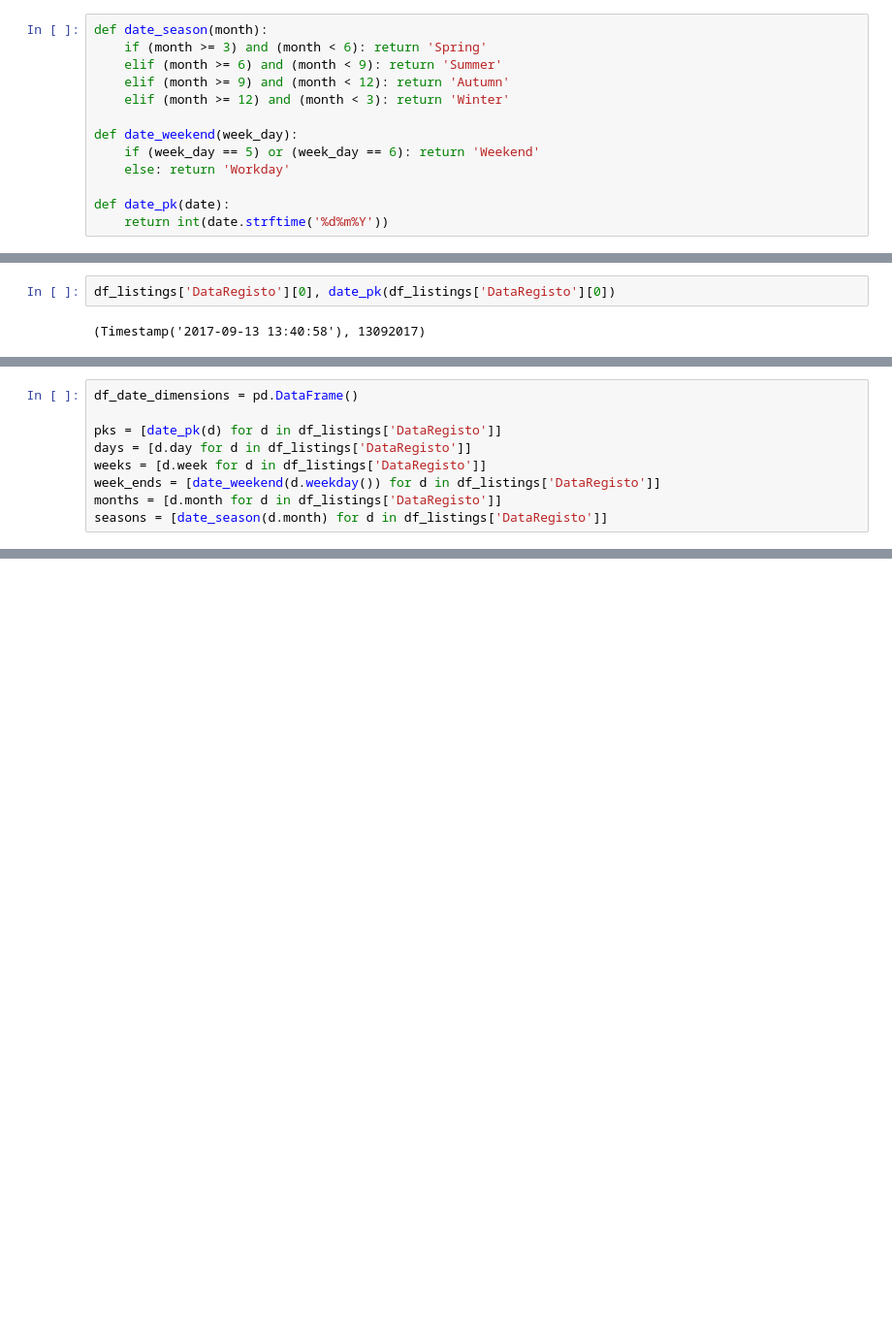
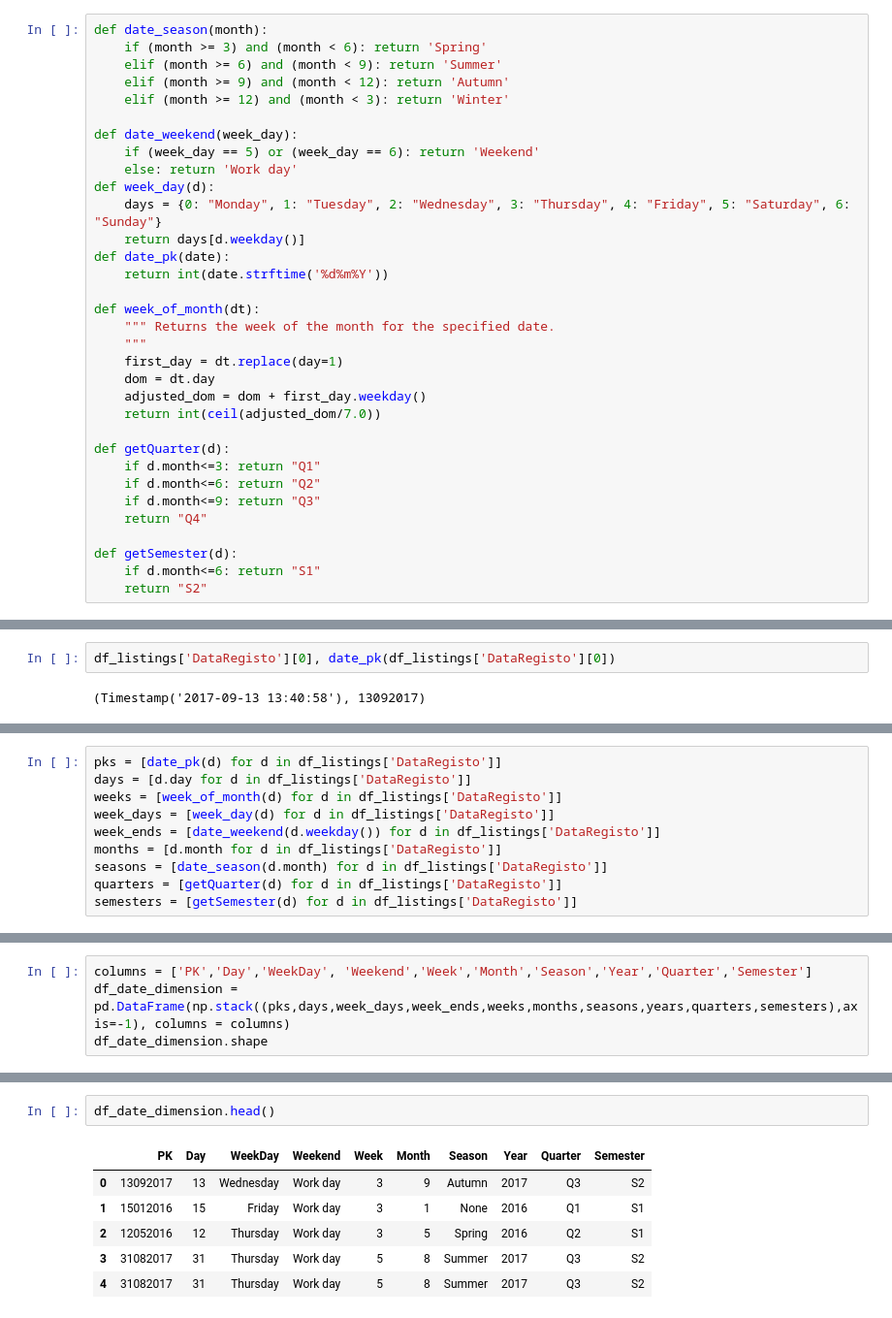
Before and after one commit to beatriz-lima/TPD-Airbnb-Data, a Jupyter notebook: Notebooks/eda_date.ipynb, the cells around one changed output, grey strips where cells are left out. Shown at 97% size. Drawn from its saved outputs; the diff is of its cells as text; blank space fills up the shorter version.

Commit message:
date dimension created

```diff
--- a/Notebooks/eda_date.ipynb
+++ b/Notebooks/eda_date.ipynb
@@ -45,8 +48,28 @@ def date_season(month):
 
 def date_weekend(week_day):
     if (week_day == 5) or (week_day == 6): return 'Weekend'
-    else: return 'Workday'
-
+    else: return 'Work day'
+def week_day(d):
+    days = {0: "Monday", 1: "Tuesday", 2: "Wednesday", 3: "Thursday", 4: "Friday", 5: "Saturday", 6: "Sunday"}
+    return days[d.weekday()]
 def date_pk(date):
     return int(date.strftime('%d%m%Y'))
+
+def week_of_month(dt):
+    """ Returns the week of the month for the specified date.
+    """
+    first_day = dt.replace(day=1)
+    dom = dt.day
+    adjusted_dom = dom + first_day.weekday()
+    return int(ceil(adjusted_dom/7.0))
+
+def getQuarter(d):
+    if d.month<=3: return "Q1"
+    if d.month<=6: return "Q2"
+    if d.month<=9: return "Q3"
+    return "Q4"
+
+def getSemester(d):
+    if d.month<=6: return "S1"
+    return "S2"
 # %% [markdown]
@@ -58,9 +83,10 @@ df_listings['DataRegisto'][0], date_pk(df_listings['DataRegisto'][0])
 # %%
-df_date_dimensions = pd.DataFrame()
-
 pks = [date_pk(d) for d in df_listings['DataRegisto']]
 days = [d.day for d in df_listings['DataRegisto']]
-weeks = [d.week for d in df_listings['DataRegisto']]
+weeks = [week_of_month(d) for d in df_listings['DataRegisto']]
+week_days = [week_day(d) for d in df_listings['DataRegisto']]
 week_ends = [date_weekend(d.weekday()) for d in df_listings['DataRegisto']]
 months = [d.month for d in df_listings['DataRegisto']]
 seasons = [date_season(d.month) for d in df_listings['DataRegisto']]
+quarters = [getQuarter(d) for d in df_listings['DataRegisto']]
+semesters = [getSemester(d) for d in df_listings['DataRegisto']]
@@ -66,0 +95,4 @@ seasons = [date_season(d.month) for d in df_listings['DataRegisto']]
+# %%
+columns = ['PK','Day','WeekDay', 'Weekend','Week','Month','Season','Year','Quarter','Semester']
+df_date_dimension = pd.DataFrame(np.stack((pks,days,week_days,week_ends,weeks,months,seasons,years,quarters,semesters),axis=-1), columns = columns)
+df_date_dimension.shape
@@ -66,0 +101,9 @@ seasons = [date_season(d.month) for d in df_listings['DataRegisto']]
+# %%
+df_date_dimension.head()
+# %% [output]
+|  | PK | Day | WeekDay | Weekend | Week | Month | Season | Year | Quarter | Semester |
+| 0 | 13092017 | 13 | Wednesday | Work day | 3 | 9 | Autumn | 2017 | Q3 | S2 |
+| 1 | 15012016 | 15 | Friday | Work day | 3 | 1 | None | 2016 | Q1 | S1 |
+| 2 | 12052016 | 12 | Thursday | Work day | 3 | 5 | Spring | 2016 | Q2 | S1 |
+| 3 | 31082017 | 31 | Thursday | Work day | 5 | 8 | Summer | 2017 | Q3 | S2 |
+| 4 | 31082017 | 31 | Thursday | Work day | 5 | 8 | Summer | 2017 | Q3 | S2 |
```
Also changed, not shown: parts of 8 cells of this notebook.
